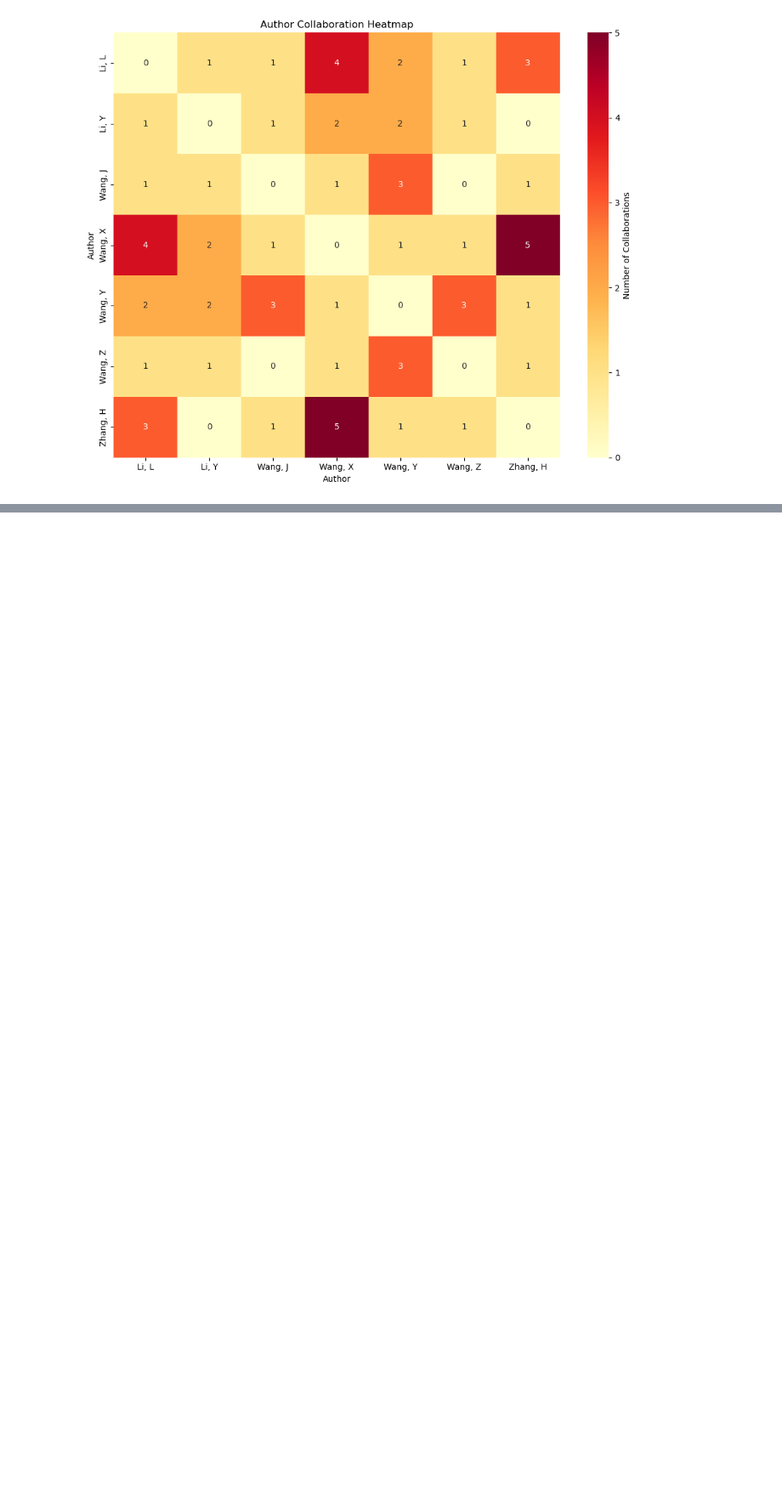
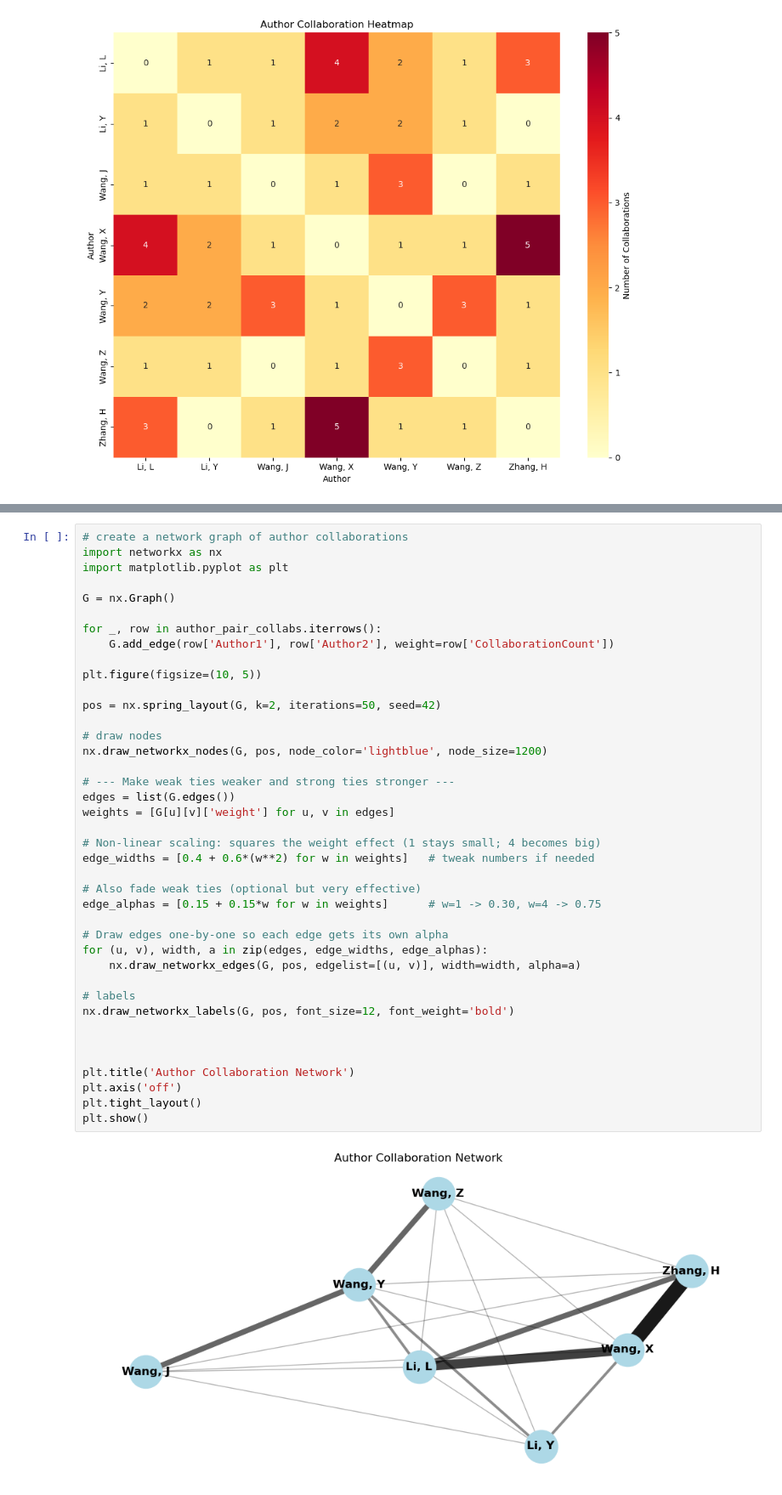
Before and after one commit to LillWawrence/consulting_skills_exam, a Jupyter notebook: will.ipynb, the cells around one changed output, grey strips where cells are left out. Shown at 85% size. Cells and saved outputs as stored; diff of their text form; blank space fills up the shorter version.

```diff
--- a/will.ipynb
+++ b/will.ipynb
@@ -408,0 +446,42 @@ plt.show()
+# %%
+# create a network graph of author collaborations
+import networkx as nx
+import matplotlib.pyplot as plt
+
+G = nx.Graph()
+
+for _, row in author_pair_collabs.iterrows():
+    G.add_edge(row['Author1'], row['Author2'], weight=row['CollaborationCount'])
+
+plt.figure(figsize=(10, 5))
+
+pos = nx.spring_layout(G, k=2, iterations=50, seed=42)
+
+# draw nodes
+nx.draw_networkx_nodes(G, pos, node_color='lightblue', node_size=1200)
+
+# --- Make weak ties weaker and strong ties stronger ---
+edges = list(G.edges())
+weights = [G[u][v]['weight'] for u, v in edges]
+
+# Non-linear scaling: squares the weight effect (1 stays small; 4 becomes big)
+edge_widths = [0.4 + 0.6*(w**2) for w in weights]   # tweak numbers if needed
+
+# Also fade weak ties (optional but very effective)
+edge_alphas = [0.15 + 0.15*w for w in weights]      # w=1 -> 0.30, w=4 -> 0.75
+
+# Draw edges one-by-one so each edge gets its own alpha
+for (u, v), width, a in zip(edges, edge_widths, edge_alphas):
+    nx.draw_networkx_edges(G, pos, edgelist=[(u, v)], width=width, alpha=a)
+
+# labels
+nx.draw_networkx_labels(G, pos, font_size=12, font_weight='bold')
+
+
+
+plt.title('Author Collaboration Network')
+plt.axis('off')
+plt.tight_layout()
+plt.show()
+# %% [output]
+[figure, added]
```
Also changed, not shown: parts of 1 cell of this notebook.
